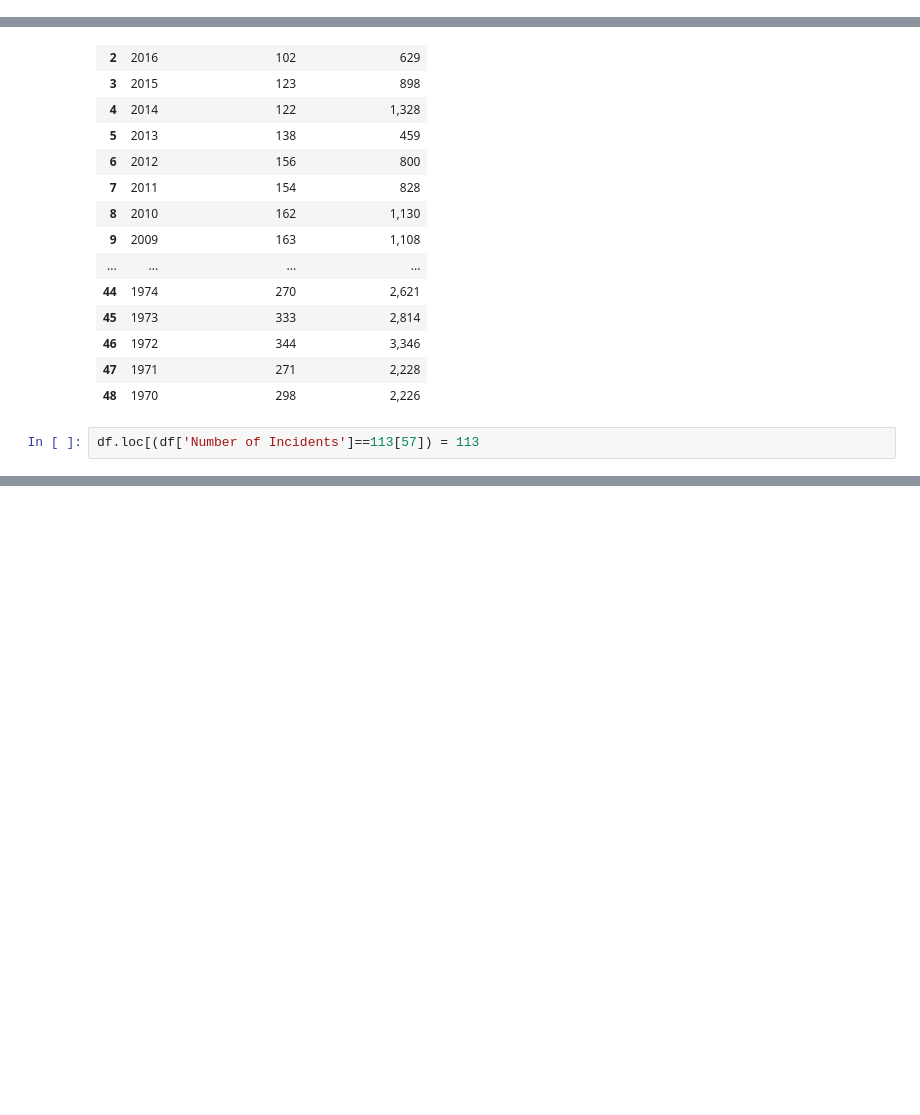
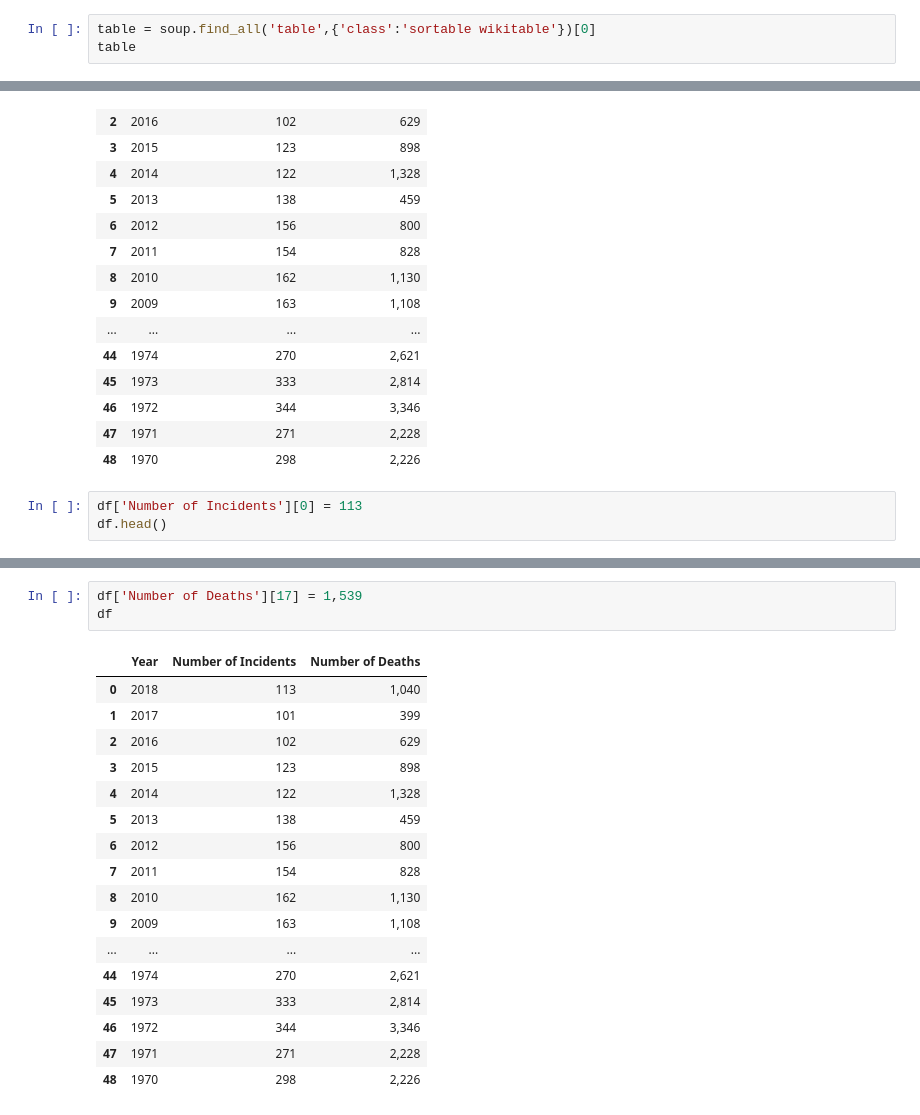
Before and after one commit to ta-data-mex/web-project, a Jupyter notebook: Web-Scrapping-Project-clean.ipynb, the cells around one changed output, grey strips where cells are left out. Saved outputs shown, nothing was run; the diff lists cells and outputs as text; blank space fills up the shorter version.

```diff
--- a/Web-Scrapping-Project-clean.ipynb
+++ b/Web-Scrapping-Project-clean.ipynb
@@ -40,2 +40,5 @@ soup
 </body>
 </html>
+# %%
+table = soup.find_all('table',{'class':'sortable wikitable'})[0]
+table
@@ -116,5 +137,6 @@ df
 | 47 | 1971 | 271 | 2,228 |
 | 48 | 1970 | 298 | 2,226 |
 # %%
-df.loc[(df['Number of Incidents']==113[57]) = 113
+df['Number of Incidents'][0] = 113
+df.head()
 # %% [output]
@@ -121,0 +149,21 @@ SyntaxError: invalid syntax (<ipython-input-25-67417ce85c5f>, line 1)
+# %%
+df['Number of Deaths'][17] = 1,539
+df
+# %% [output]
+|  | Year | Number of Incidents | Number of Deaths |
+| 0 | 2018 | 113 | 1,040 |
+| 1 | 2017 | 101 | 399 |
+| 2 | 2016 | 102 | 629 |
+| 3 | 2015 | 123 | 898 |
+| 4 | 2014 | 122 | 1,328 |
+| 5 | 2013 | 138 | 459 |
+| 6 | 2012 | 156 | 800 |
+| 7 | 2011 | 154 | 828 |
+| 8 | 2010 | 162 | 1,130 |
+| 9 | 2009 | 163 | 1,108 |
+| ... | ... | ... | ... |
+| 44 | 1974 | 270 | 2,621 |
+| 45 | 1973 | 333 | 2,814 |
+| 46 | 1972 | 344 | 3,346 |
+| 47 | 1971 | 271 | 2,228 |
+| 48 | 1970 | 298 | 2,226 |
```
Also changed, not shown: parts of 6 cells of this notebook, 3 other files.
